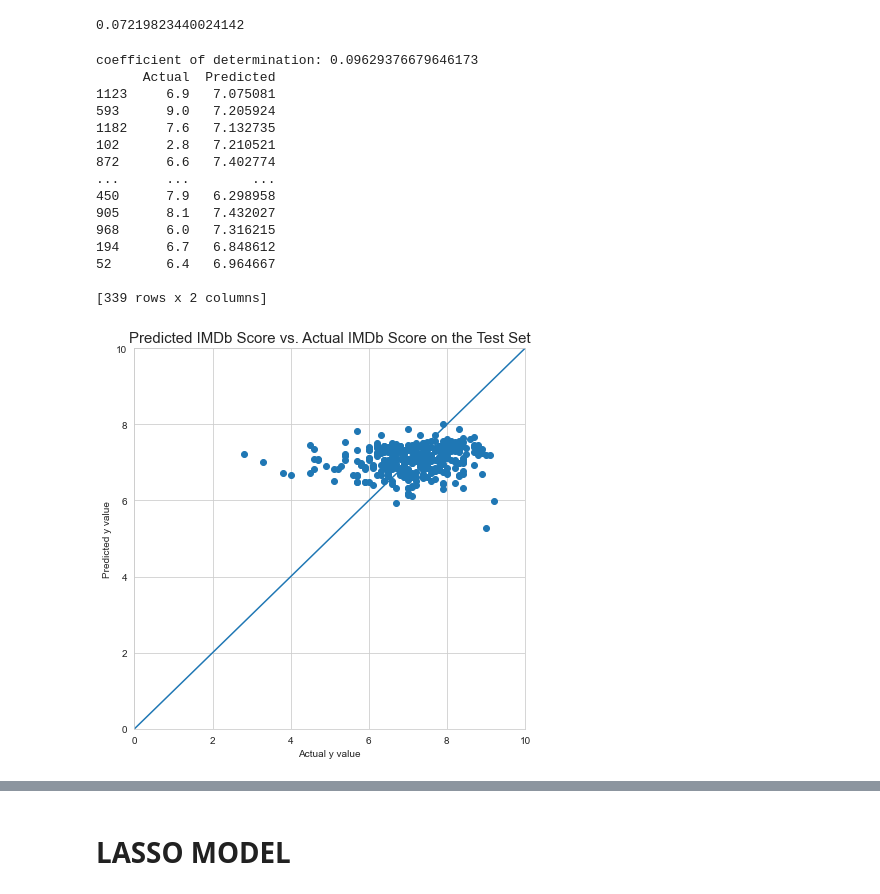
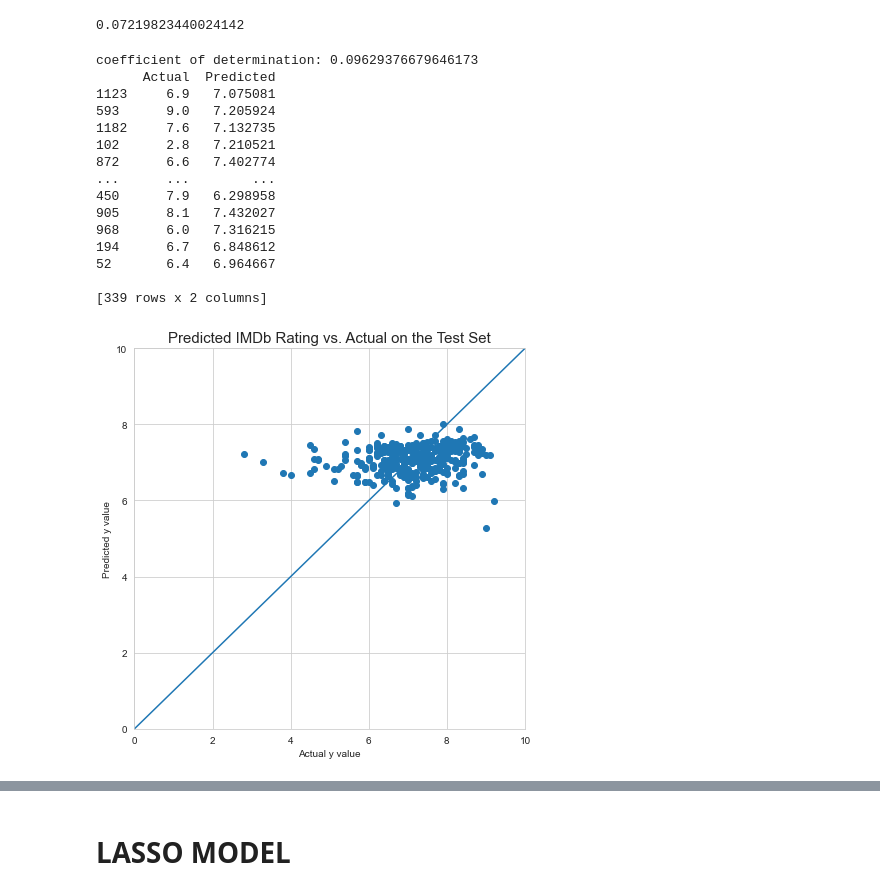
Before and after one commit to Krystkowiakk/IMDB-TV-Rating-Predictor, a Jupyter notebook: project 2_model_final.ipynb, the cells around one changed output, grey strips where cells are left out. Saved outputs shown, nothing was run; the diff lists cells and outputs as text; code cells hidden in the pictures.

```diff
--- a/project 2_model_final.ipynb
+++ b/project 2_model_final.ipynb
@@ -443,36 +443,37 @@ lr.score(X.drop(columns=drop_col+['const'], axis=1), y)
 r_sq = lr.score(X_train.drop(columns=drop_col+['const'], axis=1), y_train)
 print('coefficient of determination:', r_sq)
 
 y_pred = lr.predict(X_test.drop(columns=drop_col+['const']))
 
 df2 = pd.DataFrame({'Actual': y_test, 'Predicted': y_pred})
 print(df2)
 
 plt.figure(figsize=(7,7))
-plt.title('Predicted IMDb Score vs. Actual IMDb Score on the Test Set', fontsize=15)
+plt.title('Predicted IMDb Rating vs. Actual on the Test Set', fontsize=15)
 plt.ylim(0,10)
 plt.xlim(0,10)
 plt.xlabel('Actual y value')
 plt.ylabel('Predicted y value')
 plt.scatter(y_test, y_pred)
-plt.plot(range(11), range(11));
+plt.plot(range(11), range(11))
+plt.savefig('KDE Plot of IMDb Rating', bbox_inches = 'tight');
 # %% [output]
 coefficient of determination: 0.09629376679646173
       Actual  Predicted
 1123     6.9   7.075081
 593      9.0   7.205924
 1182     7.6   7.132735
 102      2.8   7.210521
 872      6.6   7.402774
 ...      ...        ...
 450      7.9   6.298958
 905      8.1   7.432027
 968      6.0   7.316215
 194      6.7   6.848612
 52       6.4   6.964667
 
 [339 rows x 2 columns]
-[figure, old version]
+[figure, new version]
 # %%
 sns.kdeplot(y_test, shade=True)
 sns.kdeplot(y_pred, shade=True)
```
Also changed, not shown: parts of 6 cells of this notebook.
